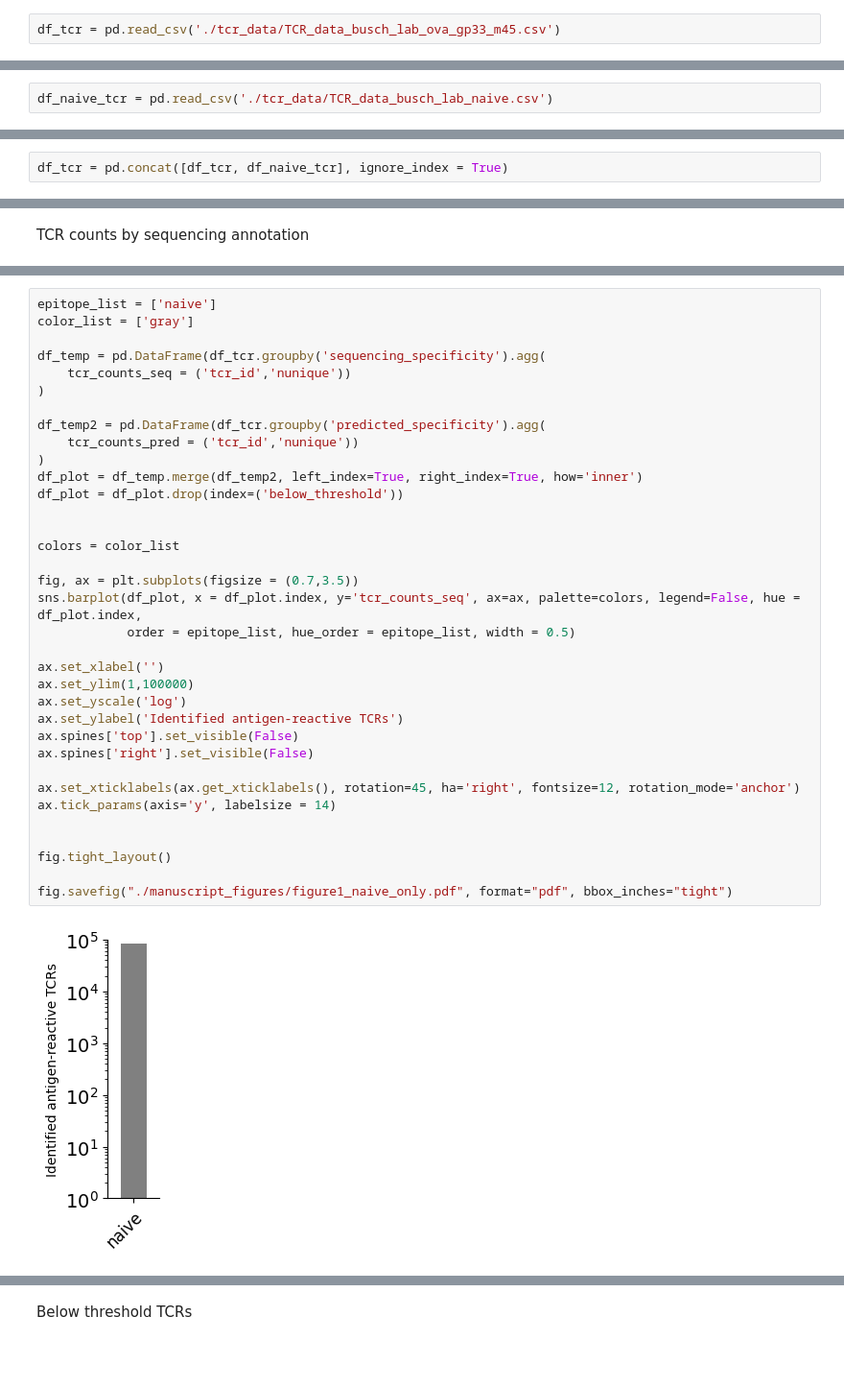
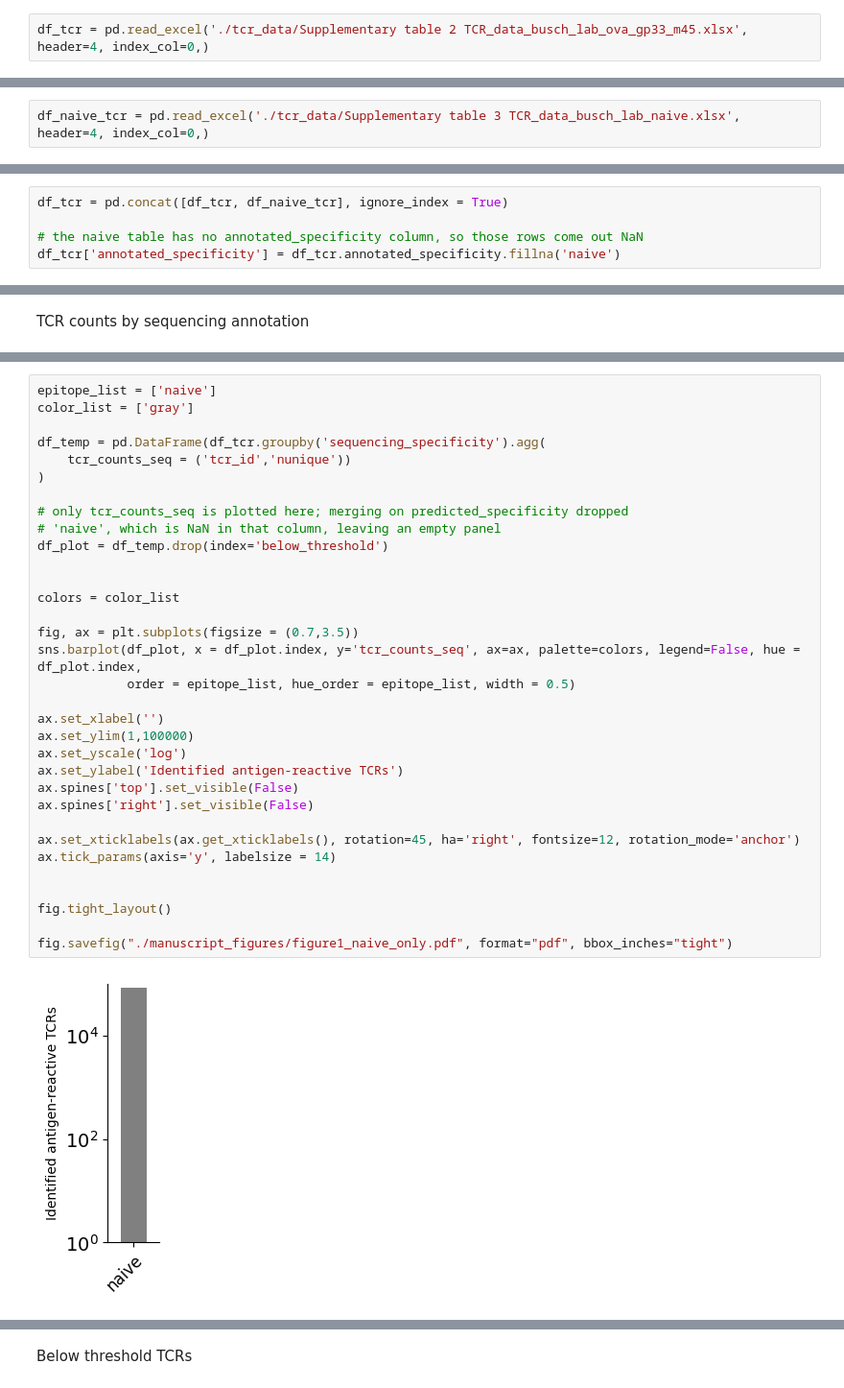
Before and after one commit to AdrianStraub/Straub_An_et_al_2026_The-total-epitope-specific-T-cell-receptor-solution-space, a Jupyter notebook: 01_manuscript_figures.ipynb, the cells around one changed output, grey strips where cells are left out. Shown at 96% size. Saved outputs shown, nothing was run; the diff lists cells and outputs as text; blank space fills up the shorter version.

```diff
--- a/01_manuscript_figures.ipynb
+++ b/01_manuscript_figures.ipynb
@@ -22,11 +25,11 @@ j_info = pd.read_csv('./10X_mouse_vdj/cellranger_mouse_j_ref.csv')
 # %% [markdown]
 Load processed tcrs
 # %%
-df_tcr = pd.read_csv('./tcr_data/TCR_data_busch_lab_ova_gp33_m45.csv')
+df_tcr = pd.read_excel('./tcr_data/Supplementary table 2 TCR_data_busch_lab_ova_gp33_m45.xlsx', header=4, index_col=0,)
 # %% [markdown]
 Load processed naive
 # %%
-df_naive_tcr = pd.read_csv('./tcr_data/TCR_data_busch_lab_naive.csv')
+df_naive_tcr = pd.read_excel('./tcr_data/Supplementary table 3 TCR_data_busch_lab_naive.xlsx', header=4, index_col=0,)
 # %%
 df_naive_tcr.tcr_id.nunique()
 # %% [output]
@@ -39,6 +42,9 @@ df_obs = pd.read_csv('./tcr_data/TCR_obs_data_busch_lab_ova_gp33_m45.csv')
 ### Concat with total dataframe
 # %%
 df_tcr = pd.concat([df_tcr, df_naive_tcr], ignore_index = True)
+
+# the naive table has no annotated_specificity column, so those rows come out NaN
+df_tcr['annotated_specificity'] = df_tcr.annotated_specificity.fillna('naive')
 # %%
 df_tcr.annotated_specificity.value_counts()
 # %% [output]
@@ -265,39 +270,37 @@ fig.savefig("./manuscript_figures/figure1_tcr_counts_seq_only.pdf", format="pdf"
 epitope_list = ['naive']
 color_list = ['gray']
 
 df_temp = pd.DataFrame(df_tcr.groupby('sequencing_specificity').agg(
     tcr_counts_seq = ('tcr_id','nunique'))
 )
 
-df_temp2 = pd.DataFrame(df_tcr.groupby('predicted_specificity').agg(
-    tcr_counts_pred = ('tcr_id','nunique'))
-)
-df_plot = df_temp.merge(df_temp2, left_index=True, right_index=True, how='inner')
-df_plot = df_plot.drop(index=('below_threshold'))
+# only tcr_counts_seq is plotted here; merging on predicted_specificity dropped
+# 'naive', which is NaN in that column, leaving an empty panel
+df_plot = df_temp.drop(index='below_threshold')
 
 
 colors = color_list
 
 fig, ax = plt.subplots(figsize = (0.7,3.5))
 sns.barplot(df_plot, x = df_plot.index, y='tcr_counts_seq', ax=ax, palette=colors, legend=False, hue = df_plot.index,
             order = epitope_list, hue_order = epitope_list, width = 0.5)
 
 ax.set_xlabel('')
 ax.set_ylim(1,100000)
 ax.set_yscale('log')
 ax.set_ylabel('Identified antigen-reactive TCRs')
 ax.spines['top'].set_visible(False)
 ax.spines['right'].set_visible(False)
 
 ax.set_xticklabels(ax.get_xticklabels(), rotation=45, ha='right', fontsize=12, rotation_mode='anchor')
 ax.tick_params(axis='y', labelsize = 14)
 
 
 fig.tight_layout()
 
 fig.savefig("./manuscript_figures/figure1_naive_only.pdf", format="pdf", bbox_inches="tight")
 # %% [output]
-[figure, old version]
+[figure, new version]
 # %%
 epitope_list = ['OVA','GP33','M45']
 color_list = ['#1F77B4','#009E73','#6A3D9A']
```
Also changed, not shown: parts of 23 cells of this notebook, 2 other files.
